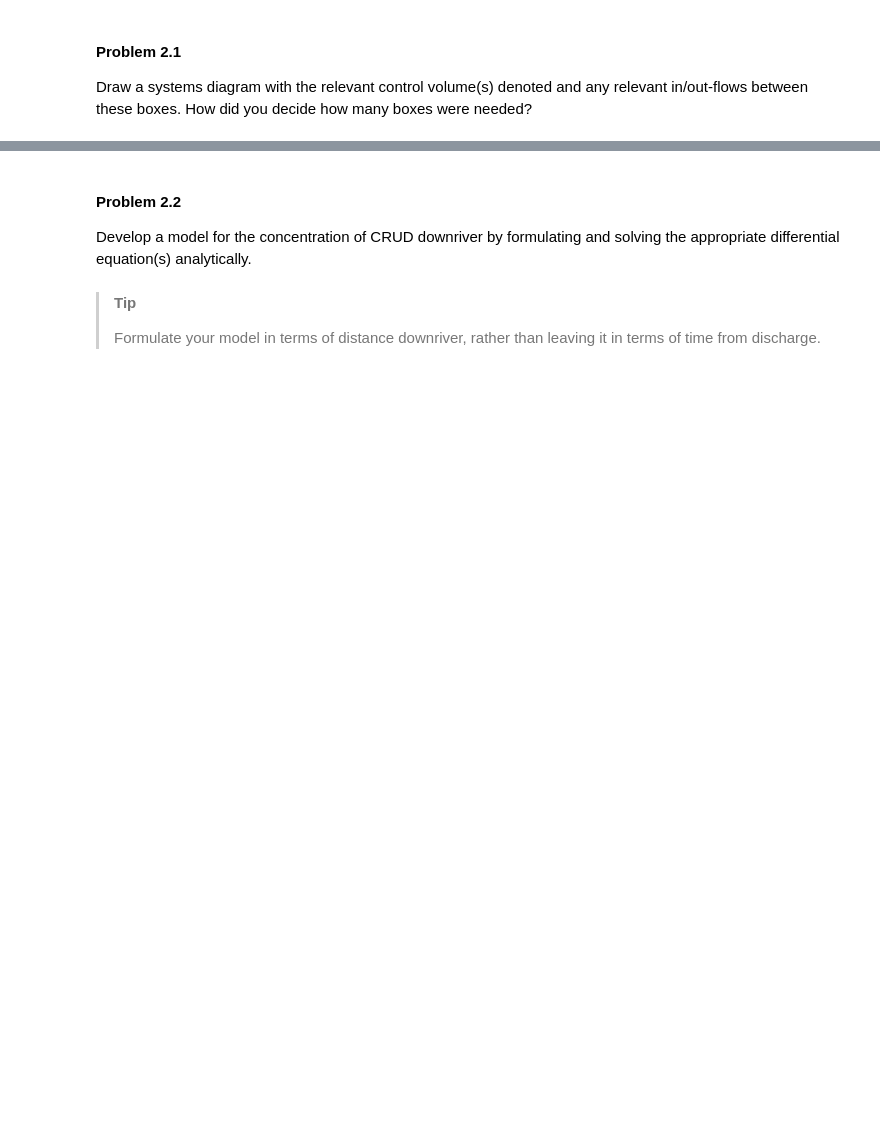
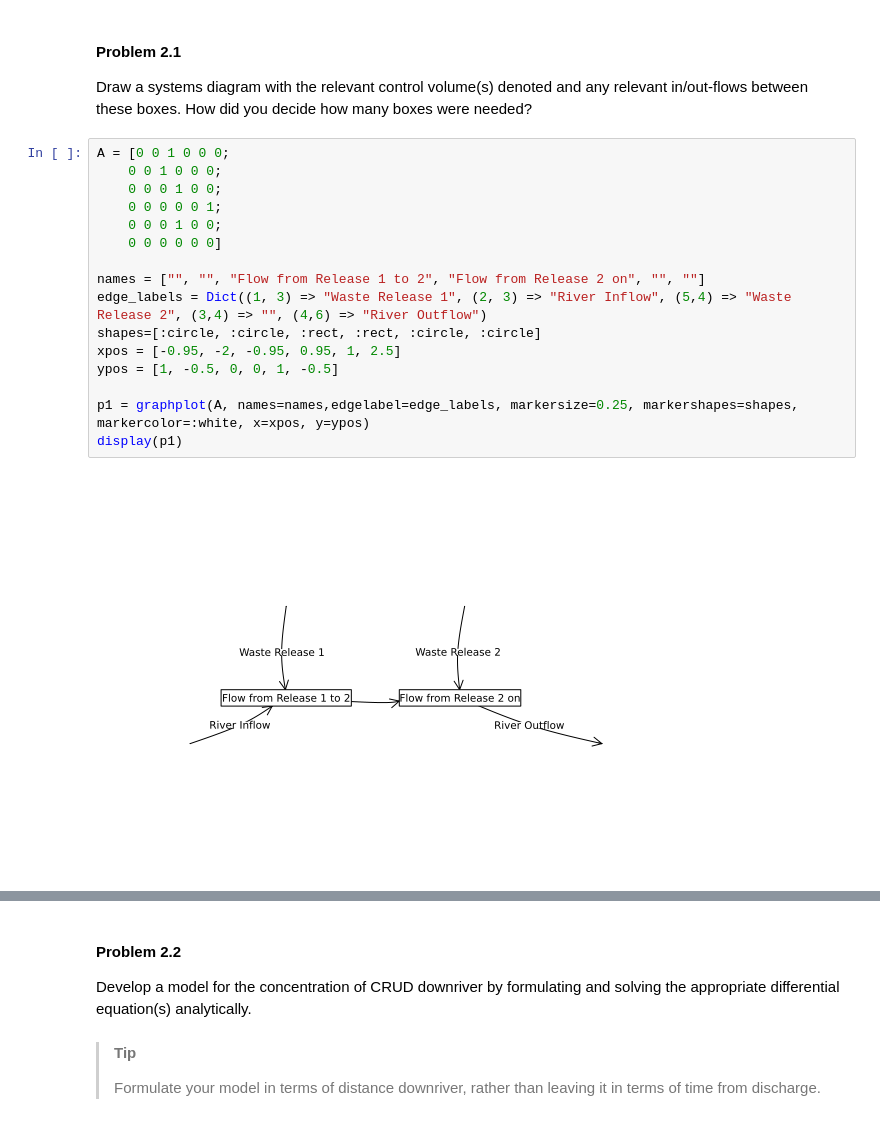
Before and after one commit to BEE4750-FA25/hw2-will-wrn25, a Jupyter notebook: hw02.ipynb, the cells around one changed output, grey strips where cells are left out. Saved outputs shown, nothing was run; the diff lists cells and outputs as text; blank space fills up the shorter version.

```diff
--- a/hw02.ipynb
+++ b/hw02.ipynb
@@ -120,3 +113,21 @@ alt="Schematic of the river system in Problem 2" />
 Draw a systems diagram with the relevant control volume(s) denoted and
 any relevant in/out-flows between these boxes. How did you decide how
 many boxes were needed?
+# %%
+A = [0 0 1 0 0 0;
+    0 0 1 0 0 0;
+    0 0 0 1 0 0;
+    0 0 0 0 0 1;
+    0 0 0 1 0 0;
+    0 0 0 0 0 0]
+
+names = ["", "", "Flow from Release 1 to 2", "Flow from Release 2 on", "", ""]
+edge_labels = Dict((1, 3) => "Waste Release 1", (2, 3) => "River Inflow", (5,4) => "Waste Release 2", (3,4) => "", (4,6) => "River Outflow")
+shapes=[:circle, :circle, :rect, :rect, :circle, :circle]
+xpos = [-0.95, -2, -0.95, 0.95, 1, 2.5]
+ypos = [1, -0.5, 0, 0, 1, -0.5]
+
+p1 = graphplot(A, names=names,edgelabel=edge_labels, markersize=0.25, markershapes=shapes, markercolor=:white, x=xpos, y=ypos)
+display(p1)
+# %% [output]
+[figure, added]
```
Also changed, not shown: parts of 5 cells of this notebook.
